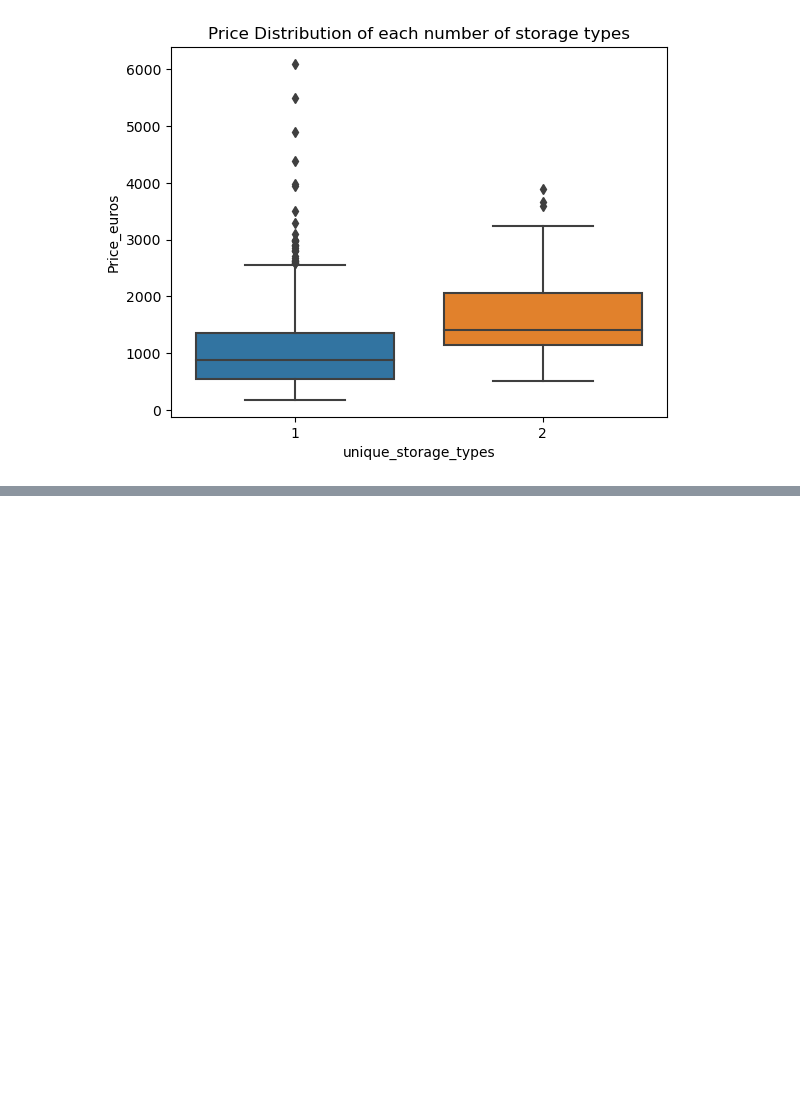
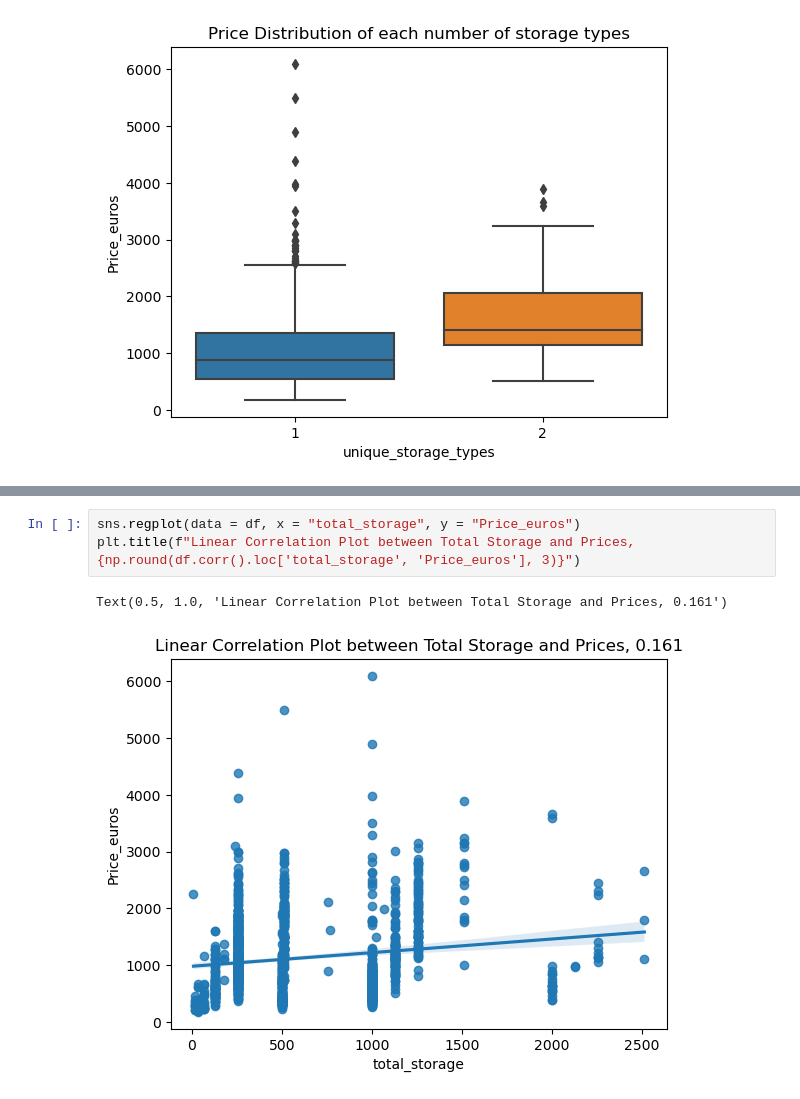
Before and after one commit to Ezzaldin97/Laptop-Price-Prediction-App, a Jupyter notebook: dev/cleaning_EDA.ipynb, the cells around one changed output, grey strips where cells are left out. Cells and saved outputs as stored; diff of their text form; blank space fills up the shorter version.

```diff
--- a/dev/cleaning_EDA.ipynb
+++ b/dev/cleaning_EDA.ipynb
@@ -259,0 +296,6 @@ Text(0.5, 1.0, 'Price Distribution of each number of storage types')
+# %%
+sns.regplot(data = df, x = "total_storage", y = "Price_euros")
+plt.title(f"Linear Correlation Plot between Total Storage and Prices, {np.round(df.corr().loc['total_storage', 'Price_euros'], 3)}")
+# %% [output]
+Text(0.5, 1.0, 'Linear Correlation Plot between Total Storage and Prices, 0.161')
+[figure, added]
```
Also changed, not shown: parts of 11 cells of this notebook.
